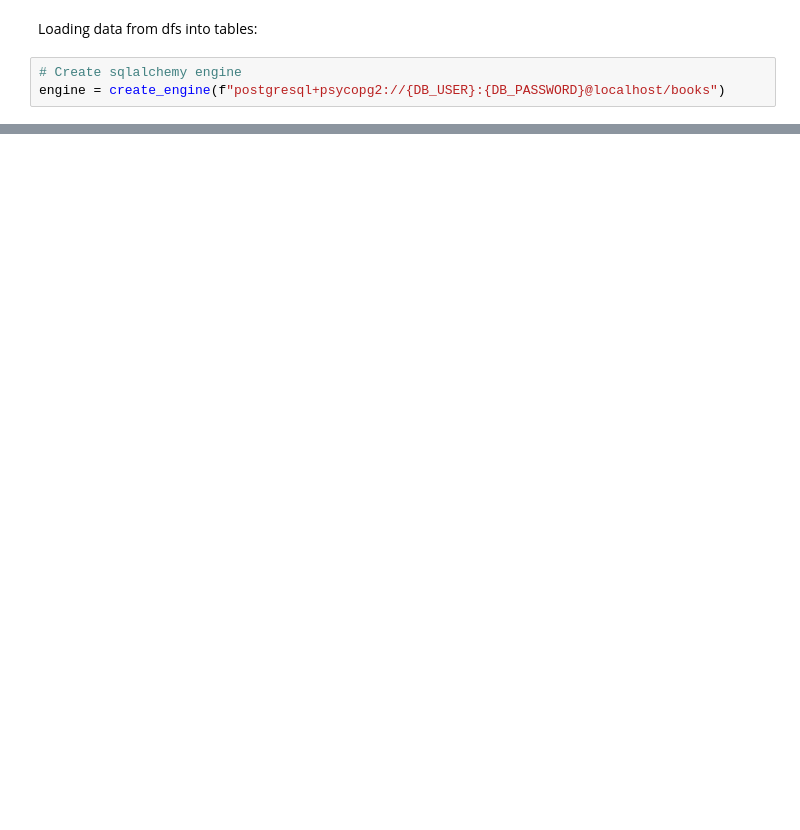
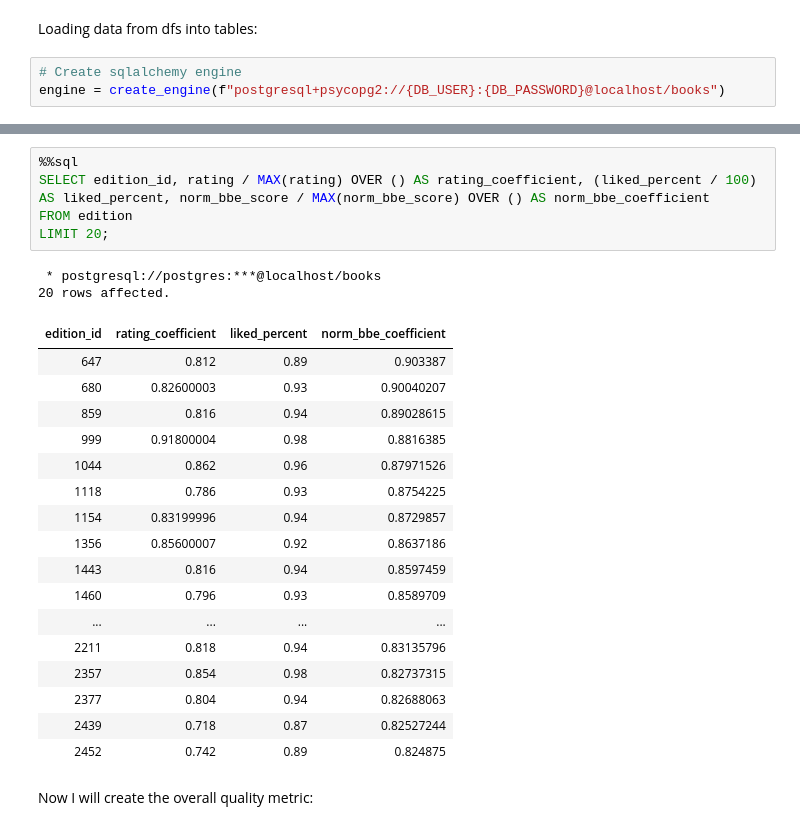
Before and after one commit to codeslp/books_db, a Jupyter notebook: src/books_db.ipynb, the cells around one changed output, grey strips where cells are left out. Cells and saved outputs as stored; diff of their text form; blank space fills up the shorter version.

```diff
--- a/src/books_db.ipynb
+++ b/src/books_db.ipynb
@@ -984,0 +1669,27 @@ LIMIT 50;
+# %%
+%%sql
+SELECT edition_id, rating / MAX(rating) OVER () AS rating_coefficient, (liked_percent / 100) AS liked_percent, norm_bbe_score / MAX(norm_bbe_score) OVER () AS norm_bbe_coefficient
+FROM edition
+LIMIT 20;
+# %% [output]
+ * postgresql://postgres:***@localhost/books
+20 rows affected.
+| edition_id | rating_coefficient | liked_percent | norm_bbe_coefficient |
+| 647 | 0.812 | 0.89 | 0.903387 |
+| 680 | 0.82600003 | 0.93 | 0.90040207 |
+| 859 | 0.816 | 0.94 | 0.89028615 |
+| 999 | 0.91800004 | 0.98 | 0.8816385 |
+| 1044 | 0.862 | 0.96 | 0.87971526 |
+| 1118 | 0.786 | 0.93 | 0.8754225 |
+| 1154 | 0.83199996 | 0.94 | 0.8729857 |
+| 1356 | 0.85600007 | 0.92 | 0.8637186 |
+| 1443 | 0.816 | 0.94 | 0.8597459 |
+| 1460 | 0.796 | 0.93 | 0.8589709 |
+| ... | ... | ... | ... |
+| 2211 | 0.818 | 0.94 | 0.83135796 |
+| 2357 | 0.854 | 0.98 | 0.82737315 |
+| 2377 | 0.804 | 0.94 | 0.82688063 |
+| 2439 | 0.718 | 0.87 | 0.82527244 |
+| 2452 | 0.742 | 0.89 | 0.824875 |
+# %% [markdown]
+Now I will create the overall quality metric:
```
Also changed, not shown: parts of 89 cells of this notebook, 1 other file.
